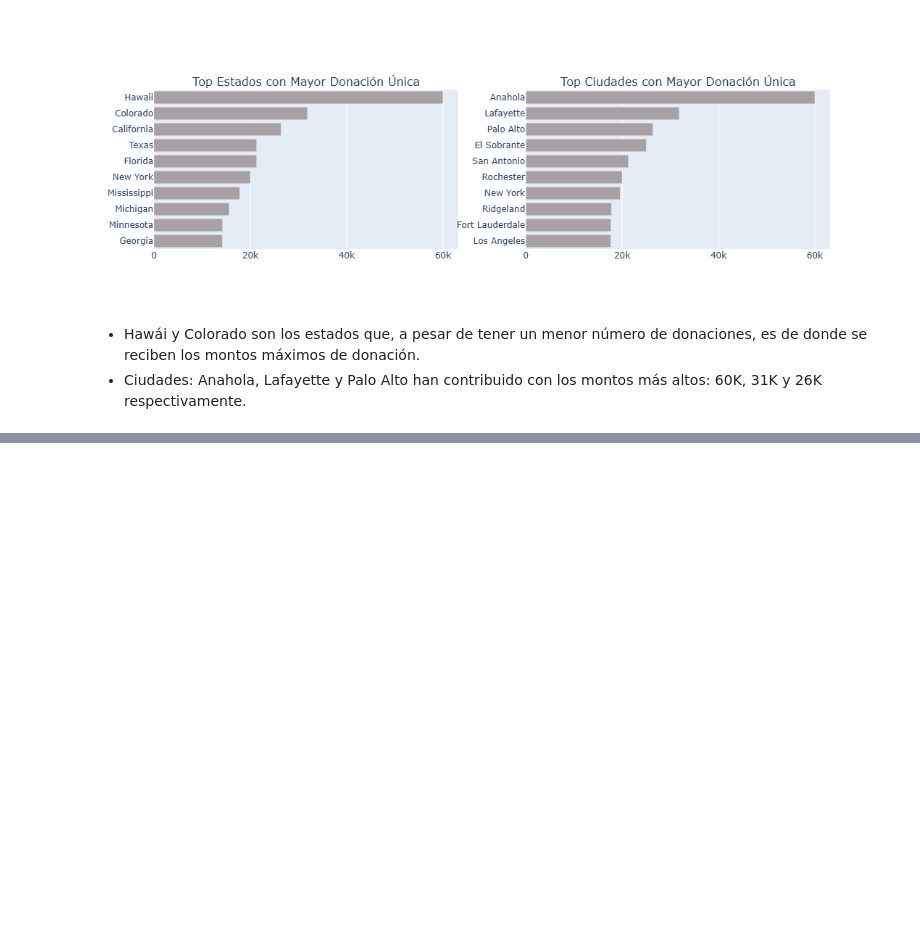
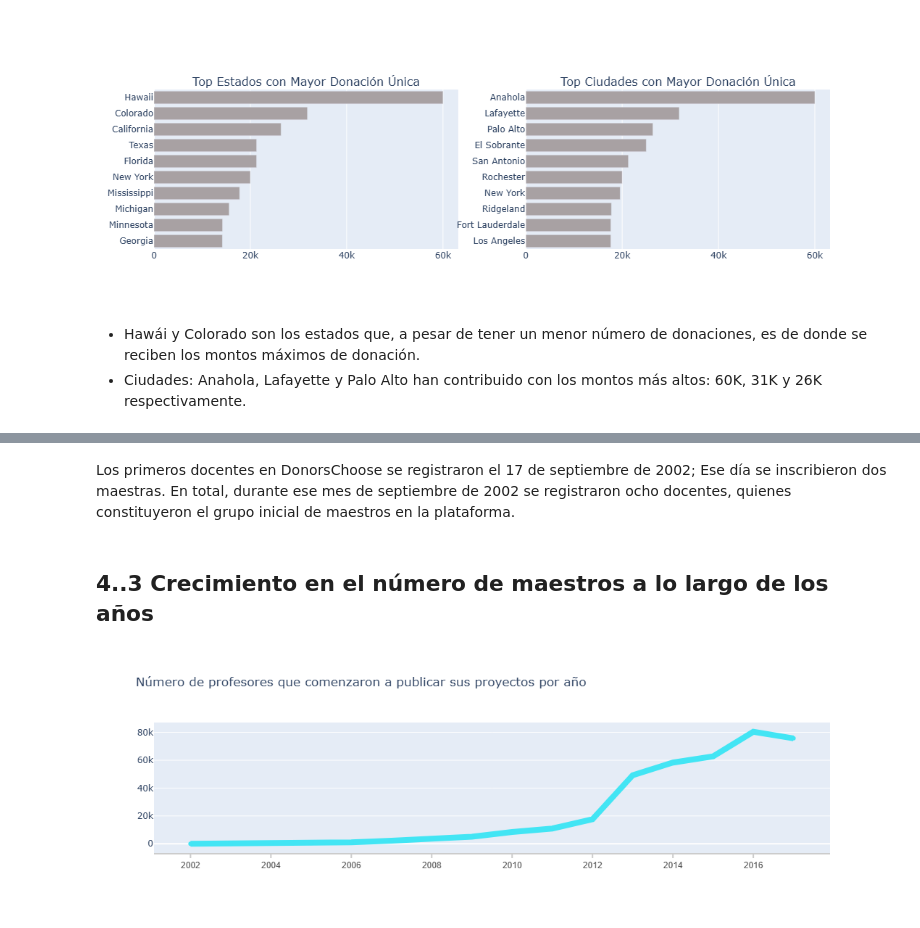
Before and after one commit to Rous-Maldonado/ADND_Prueba_Practica05, a Jupyter notebook: Practica05/Practica05.ipynb, the cells around one changed output, grey strips where cells are left out. Drawn from its saved outputs; the diff is of its cells as text; code cells hidden in the pictures; blank space fills up the shorter version.

```diff
--- a/Practica05/Practica05.ipynb
+++ b/Practica05/Practica05.ipynb
@@ -1629,0 +1904,6 @@ iplot(fig_bars)
+# %%
+teachers_df['Posted Date'] = pd.to_datetime(teachers_df['Teacher First Project Posted Date'])
+teachers_df['Posted Year'] = teachers_df['Posted Date'].dt.year
+
+# Lets Find out who were the first donors on DonorsChooseSome of the Earliest Teachers
+teachers_df[['Teacher ID', 'Posted Date']].sort_values(['Posted Date'])[:10]
@@ -1629,0 +1922,46 @@ iplot(fig_bars)
+# %% [markdown]
+Los primeros docentes en DonorsChoose se registraron el 17 de septiembre de 2002; Ese día se inscribieron dos maestras. En total, durante ese mes de septiembre de 2002 se registraron ocho docentes, quienes constituyeron el grupo inicial de maestros en la plataforma.
+# %% [markdown]
+## 4..3 Crecimiento en el número de maestros a lo largo de los años
+# %%
+import plotly.graph_objs as go
+
+# 1. Agrupar la cantidad de profesores que iniciaron por año y ordenar cronológicamente
+temp = teachers_df.groupby('Posted Year').agg({'Teacher ID' : 'count'}).reset_index()
+temp = temp.sort_values('Posted Year')
+
+# 2. Configurar la traza de línea temporal (excluyendo el último elemento con [:-1] por si el año está incompleto)
+trace = go.Scatter(
+    x=list(temp['Posted Year'])[:-1],
+    y=list(temp['Teacher ID'])[:-1],
+    mode='lines+markers', # Corregido 'marker' a 'markers'
+    line=dict(color="#42e5f4", width=8),
+    connectgaps=True,
+    fillcolor='rgba(0,100,80,0.2)',
+)
+
+# 3. Diseño del gráfico (¡Se eliminó 'autotick' para evitar errores!)
+layout = go.Layout(
+    xaxis=dict(
+        showline=True,
+        showgrid=False,
+        showticklabels=True,
+        linecolor='rgb(204, 204, 204)',
+        linewidth=2,
+        ticks='outside',
+        tickcolor='rgb(204, 204, 204)',
+        tickwidth=2,
+        ticklen=5,
+        tickfont=dict(
+            family='Arial',
+            size=12,
+            color='rgb(82, 82, 82)',
+        ),
+    ),
+    title='Número de profesores que comenzaron a publicar sus proyectos por año'
+)
+
+fig = go.Figure(data=[trace], layout=layout)
+iplot(fig, filename='news-source')
+# %% [output]
+[figure, added]
```
Also changed, not shown: parts of 16 cells of this notebook.
